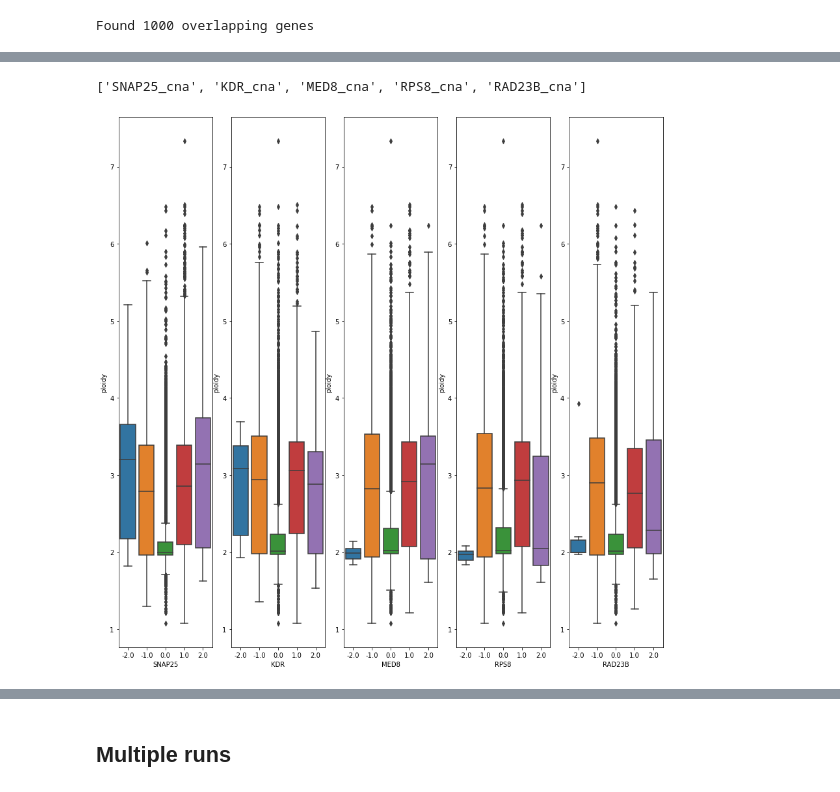
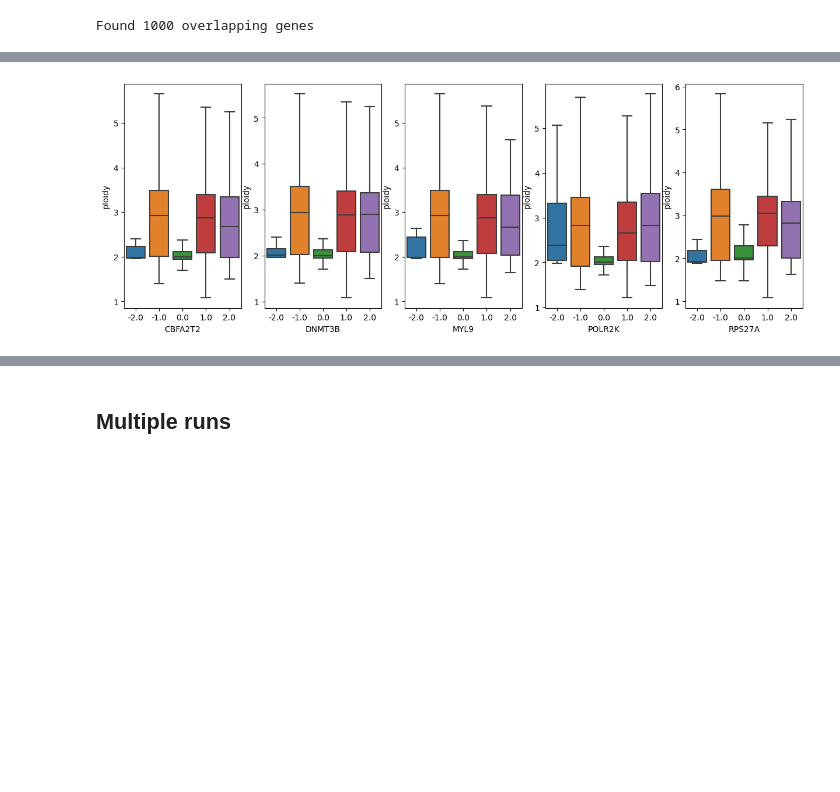
Before and after one commit to vanallenlab/pnet, a Jupyter notebook: src/PanCancer_ploidy.ipynb, the cells around one changed output, grey strips where cells are left out. Drawn from its saved outputs; the diff is of its cells as text; code cells hidden in the pictures; blank space fills up the shorter version.

```diff
--- a/src/PanCancer_ploidy.ipynb
+++ b/src/PanCancer_ploidy.ipynb
@@ -19,5 +62,5 @@ import os
 # %%
-directories = ['/mnt/disks/pancan/data/' + x for x in os.listdir('/mnt/disks/pancan/data/') if 'tcga_pan_can_atlas' in x]
+directories = ['../data/' + x for x in os.listdir('../data/') if 'tcga_pan_can_atlas' in x]
 # %%
 def load_single_dataset(directory_path):
     rna_exp = pd.read_csv(directory_path + '/data_mrna_seq_v2_rsem.txt',
@@ -47,7 +92,17 @@ rna = (rna-rna.mean())/rna.std()
+# %%
+rna_ext_val = pd.read_csv('../data/mel_dfci_2019/data_RNA_Seq_expression_tpm_all_sample_Zscores.txt',
+                          delimiter='\t').set_index('Hugo_Symbol').T.drop('Entrez_Gene_Id').dropna(axis=1)
+cna_ext_val = pd.read_csv('../data/mel_dfci_2019/data_CNA.txt',
+                          delimiter='\t').set_index('Hugo_Symbol').T.dropna(axis=1)
+genes = list(set.intersection(set(rna.columns), set(cna.columns), set(rna_ext_val.columns), set(cna_ext_val.columns)))
+rna = rna[genes].copy()
+cna = cna[genes].copy()
+rna_ext_val = rna_ext_val[genes].copy()
+cna_ext_val = cna_ext_val[genes].copy()
 # %%
 genetic_data = {'rna': rna, 'cna': cna}
 # %%
-absolute_TCGA = pd.read_csv('/mnt/disks/pancan/data/m1000/TCGA_mastercalls.abs_tables_JSedit.fixed.txt',
+absolute_TCGA = pd.read_csv('../data/m1000/TCGA_mastercalls.abs_tables_JSedit.fixed.txt',
                             delimiter='\t', index_col='array')
 absolute_ploidy = absolute_TCGA[['ploidy']].join(rna, how='inner')['ploidy']
 absolute_ploidy.dropna(inplace=True)
@@ -316,13 +366,11 @@ Name: ploidy, Length: 9092, dtype: float64
-# %%
-list(gene_order)[::-1][:5]
-# %% [output]
-['SNAP25_cna', 'KDR_cna', 'MED8_cna', 'RPS8_cna', 'RAD23B_cna']
 # %%
-fig, axs = plt.subplots(1, 5, figsize=((15, 15)))
-for i, gene in enumerate(list(gene_order)[::-1][:5]):
+some_genes = ['CBFA2T2', 'DNMT3B', 'MYL9', 'POLR2K', 'RPS27A']
+fig, axs = plt.subplots(1, 5, figsize=((15, 5)))
+for i, gene in enumerate(some_genes):
     gene = gene.split('_')[0]
-    sns.boxplot(data=cna.join(absolute_ploidy), x=gene, y='ploidy', ax=axs[i])
+    sns.boxplot(data=cna.join(absolute_ploidy), x=gene, y='ploidy', ax=axs[i], showfliers=False)
+plt.savefig('../figures/cna_vs_ploiy_top_genes.pdf')
 plt.show()
 # %% [output]
-[figure, old version]
+[figure, new version]
 # %%
```
Also changed, not shown: parts of 38 cells of this notebook, 3 other files.
